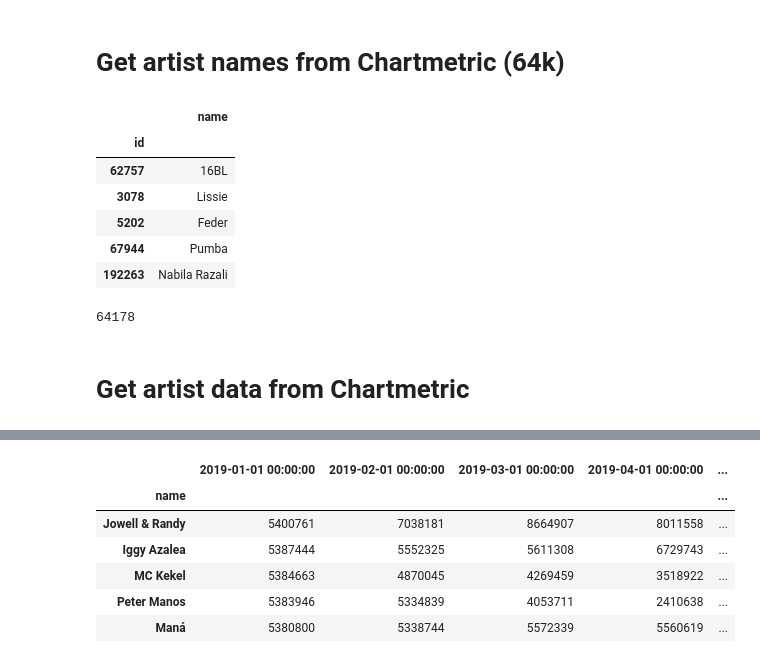
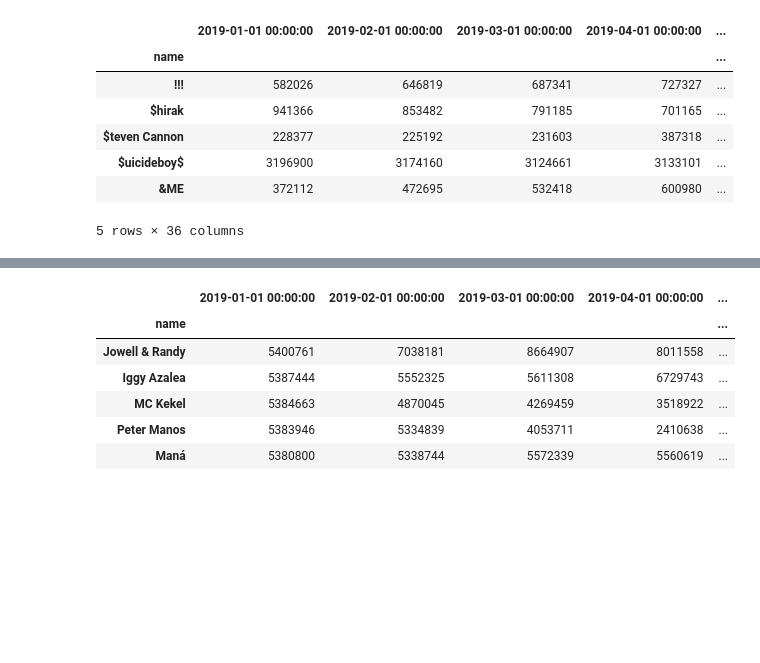
Before and after one commit to sstoikov/music-royalty-valuation, a Jupyter notebook: Chartmetric.ipynb, the cells around one changed output, grey strips where cells are left out. Drawn from its saved outputs; the diff is of its cells as text; code cells hidden in the pictures; blank space fills up the shorter version.

```diff
--- a/Chartmetric.ipynb
+++ b/Chartmetric.ipynb
@@ -3,5 +3,3 @@ import pandas as pd
 import numpy as np
 import matplotlib.pyplot as plt
 %matplotlib inline
-# %% [markdown]
-# Get artist names from Chartmetric (64k)
@@ -12,16 +6,13 @@ artist_names=artist_names.set_index('id')
+# %%
+listeners = pd.read_csv('top10000.csv').set_index('name').groupby('name').max()
 # %%
-artist_names.head()
+listeners.head()
 # %% [output]
-|  | name |
-| id |  |
-| 62757 | 16BL |
-| 3078 | Lissie |
-| 5202 | Feder |
-| 67944 | Pumba |
-| 192263 | Nabila Razali |
+|  | 2019-01-01 00:00:00 | 2019-02-01 00:00:00 | 2019-03-01 00:00:00 | 2019-04-01 00:00:00 | ... |
+| name |  |  |  |  | ... |
+| !!! | 582026 | 646819 | 687341 | 727327 | ... |
+| $hirak | 941366 | 853482 | 791185 | 701165 | ... |
+| $teven Cannon | 228377 | 225192 | 231603 | 387318 | ... |
+| $uicideboy$ | 3196900 | 3174160 | 3124661 | 3133101 | ... |
+| &ME | 372112 | 472695 | 532418 | 600980 | ... |
+5 rows × 36 columns
-# %%
-len(artist_names)
-# %% [output]
-64178
-# %% [markdown]
-# Get artist data from Chartmetric
```
Also changed, not shown: parts of 59 cells of this notebook, 1 other file.
